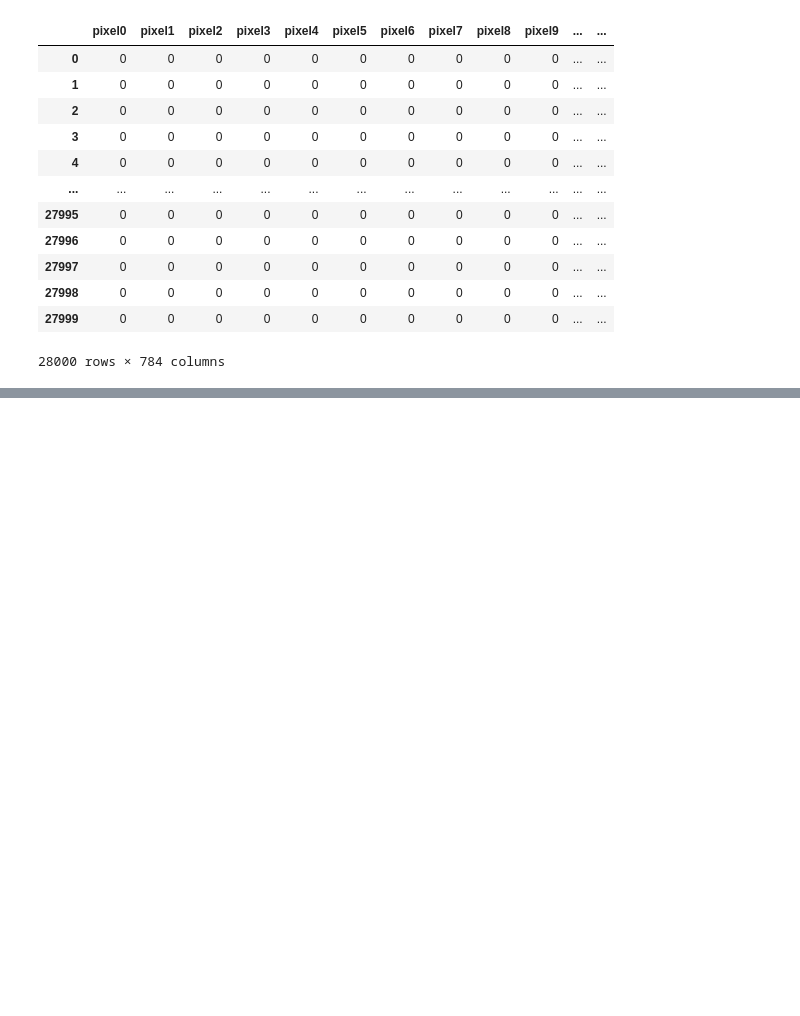
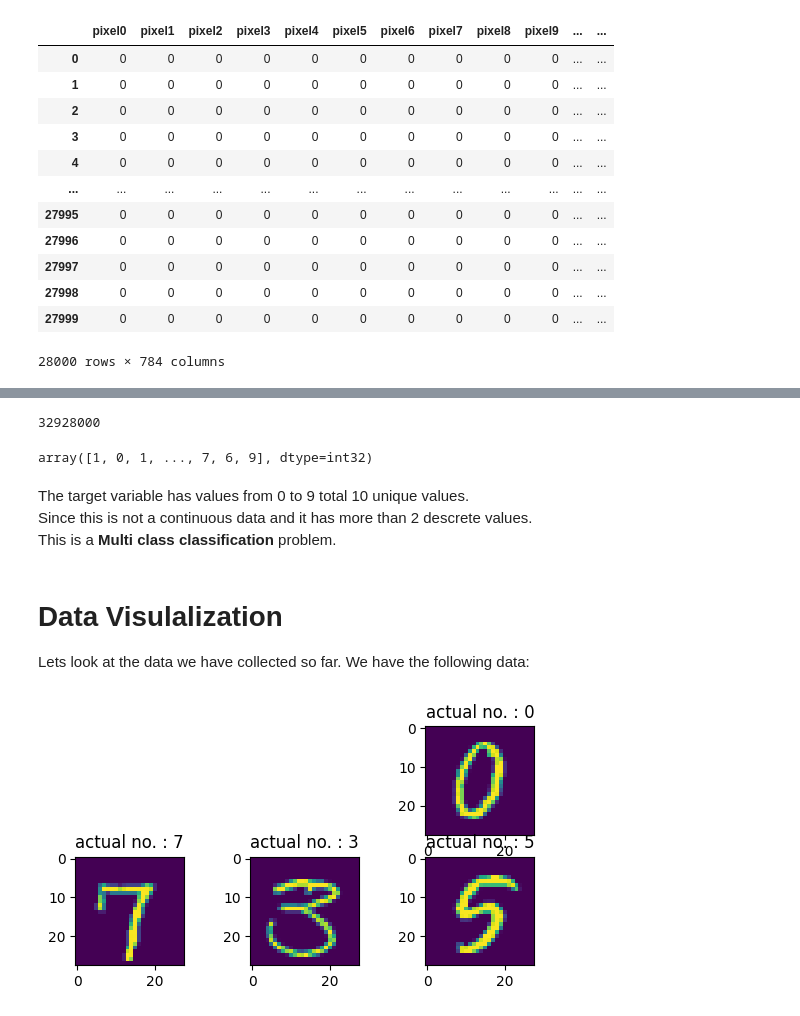
Before and after one commit to indhra/Digit_Recongnizer_MNIST, a Jupyter notebook: Digits_Recognizer_MNIST.ipynb, the cells around one changed output, grey strips where cells are left out. Saved outputs shown, nothing was run; the diff lists cells and outputs as text; code cells hidden in the pictures; blank space fills up the shorter version.

```diff
--- a/Digits_Recognizer_MNIST.ipynb
+++ b/Digits_Recognizer_MNIST.ipynb
@@ -49,0 +77,5 @@ orig_test_df
+# %%
+x_train = (orig_train_df.iloc[:,1:].values).astype('float32')
+y_train = (orig_train_df.iloc[:,0].values).astype('int32')
+x_test = orig_test_df.values.astype('float32')
+x_train
@@ -49,0 +90,26 @@ orig_test_df
+# %%
+x_train.size
+# %% [output]
+32928000
+# %%
+y_train
+# %% [output]
+array([1, 0, 1, ..., 7, 6, 9], dtype=int32)
+# %% [markdown]
+The target variable has values from 0 to 9 total 10 unique values.\
+Since this is not a continuous data and it has more than 2 descrete values.\
+This is a **Multi class classification** problem.
+# %% [markdown]
+# Data Visulalization
+Lets look at the data we have collected so far. We have the following data:
+# %%
+# Convert train dataset to (num_images, img_rows, img_cols) format
+img_rows, img_cols = 28, 28
+x_train = x_train.reshape(x_train.shape[0], img_rows, img_cols)
+
+for i in range( 5, 9):
+    plt.subplot(330+ (i+1))
+    plt.imshow(x_train[i])
+    plt.title(f'actual no. : {y_train[i]}')
+# %% [output]
+[figure, added]
```
Also changed, not shown: parts of 55 cells of this notebook, 3 other files.
